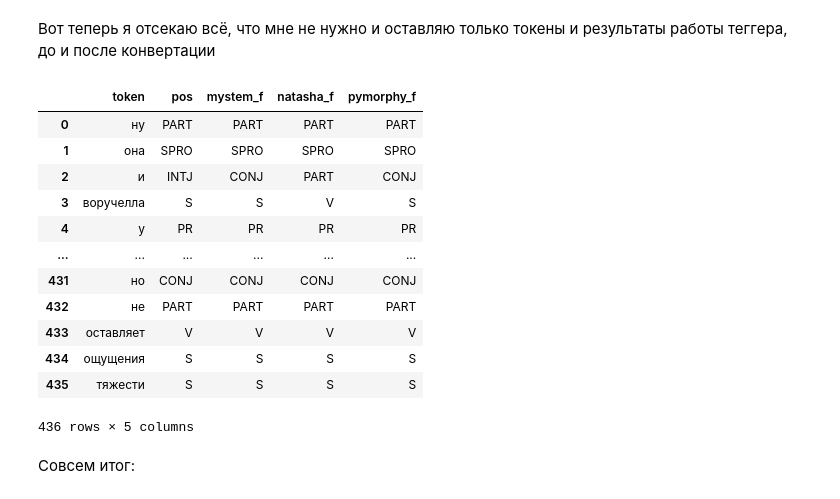
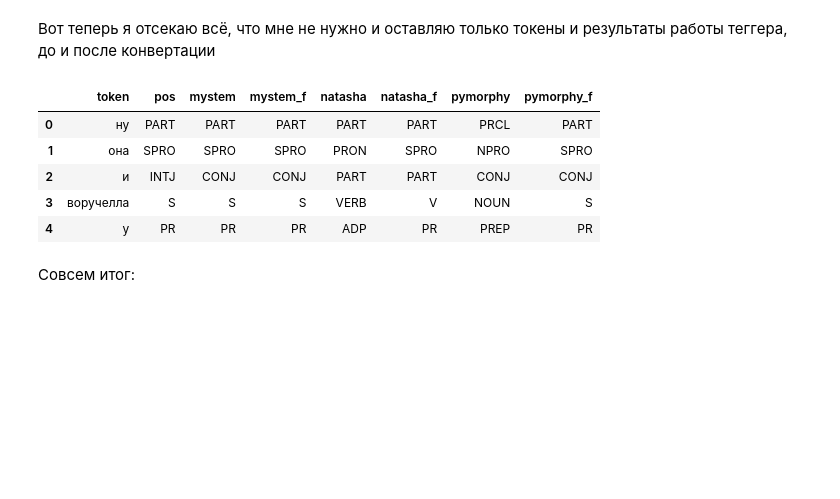
Before and after one commit to Lerostre/hse-nlp_hw, a Jupyter notebook: 2. Morphology/Hometask_2.ipynb, the cells around one changed output. Drawn from its saved outputs; the diff is of its cells as text; code cells hidden in the pictures; blank space fills up the shorter version.

```diff
--- a/2. Morphology/Hometask_2.ipynb
+++ b/2. Morphology/Hometask_2.ipynb
@@ -367,7 +367,10 @@ def convert_tag(x):
     return x.apply(lambda y: convert[y] if y in convert else y)
 
 
-df[["mystem_f", "natasha_f", "pymorphy_f"]] = df[["mystem", "natasha", "pymorphy"]].applymap(lambda x: convert[x] if x in convert else x)
+old_cols = ["mystem", "natasha", "pymorphy"]
+new_cols = ["mystem_f", "natasha_f", "pymorphy_f"]
+cross_cols = [j for i in zip(old_cols, new_cols) for j in i]
+df[new_cols] = df[old_cols].applymap(lambda x: convert[x] if x in convert else x)
 # %% [markdown]
 Вот теперь я отсекаю всё, что мне не нужно и оставляю только токены и результаты работы теггера, до и после конвертации
 # %%
@@ -375,20 +378,13 @@ df[["token", "pos", "mystem", "mystem_f", "natasha", "natasha_f", "pymorphy", "p
 df = pd.read_csv("clean_pos.csv")
 # %%
-df[["token", "pos", "mystem_f", "natasha_f", "pymorphy_f"]]
+df[["token", "pos"] + cross_cols].head()
 # %% [output]
-|  | token | pos | mystem_f | natasha_f | pymorphy_f |
-| 0 | ну | PART | PART | PART | PART |
-| 1 | она | SPRO | SPRO | SPRO | SPRO |
-| 2 | и | INTJ | CONJ | PART | CONJ |
-| 3 | воручелла | S | S | V | S |
-| 4 | у | PR | PR | PR | PR |
-| ... | ... | ... | ... | ... | ... |
-| 431 | но | CONJ | CONJ | CONJ | CONJ |
-| 432 | не | PART | PART | PART | PART |
-| 433 | оставляет | V | V | V | V |
-| 434 | ощущения | S | S | S | S |
-| 435 | тяжести | S | S | S | S |
+|  | token | pos | mystem | mystem_f | natasha | natasha_f | pymorphy | pymorphy_f |
+| 0 | ну | PART | PART | PART | PART | PART | PRCL | PART |
+| 1 | она | SPRO | SPRO | SPRO | PRON | SPRO | NPRO | SPRO |
+| 2 | и | INTJ | CONJ | CONJ | PART | PART | CONJ | CONJ |
+| 3 | воручелла | S | S | S | VERB | V | NOUN | S |
+| 4 | у | PR | PR | PR | ADP | PR | PREP | PR |
-436 rows × 5 columns
 # %% [markdown]
 Совсем итог:
 # %%
```
Also changed, not shown: parts of 13 cells of this notebook.
